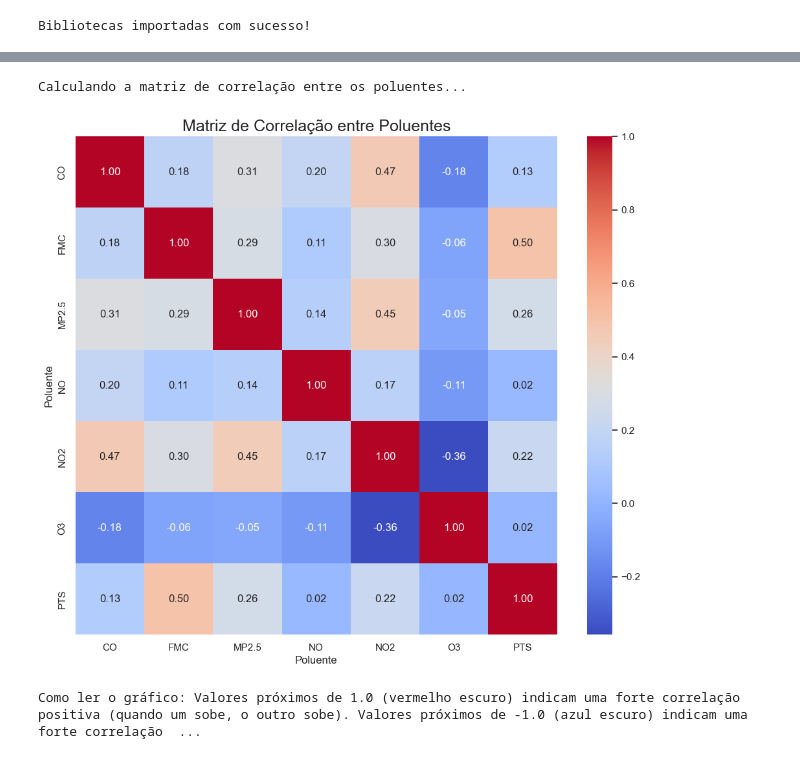
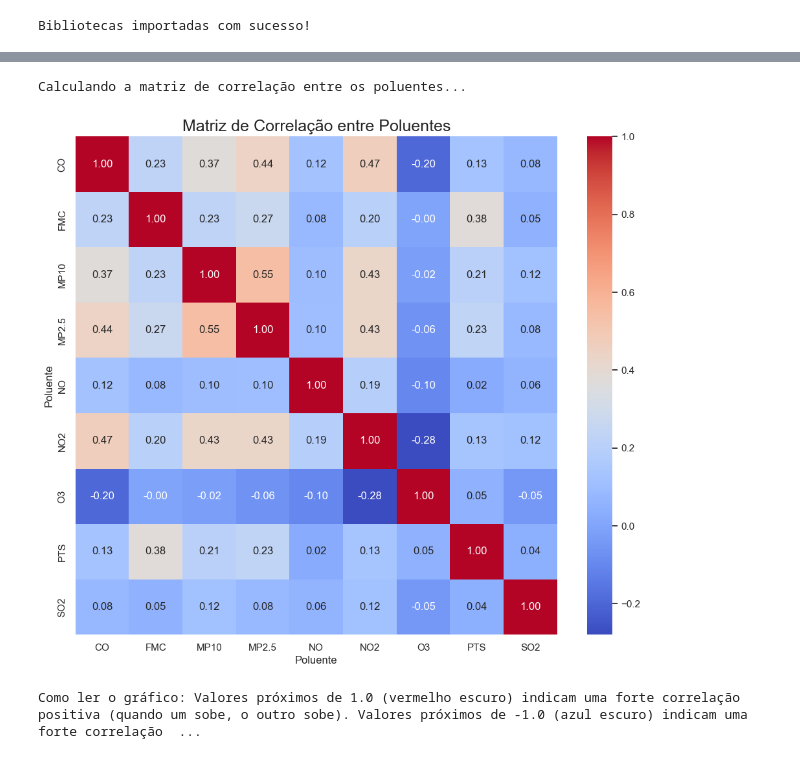
Before and after one commit to phfeltrim/analise-qualidade-ar-brasil, a Jupyter notebook: 03_notebooks/exploracao_inicial.ipynb, the cells around one changed output, grey strips where cells are left out. Drawn from its saved outputs; the diff is of its cells as text; code cells hidden in the pictures.

Commit message:
Finaliza pipeline de análise e modelo ML (ignora arquivos de dados)

```diff
--- a/03_notebooks/exploracao_inicial.ipynb
+++ b/03_notebooks/exploracao_inicial.ipynb
@@ -91,25 +92,26 @@ print("Iniciando limpeza e transformação dos dados...")
 df_long['datetime'] = pd.to_datetime(df_long['Data'] + ' ' + df_long['Hora'], errors='coerce')
 df_long.dropna(subset=['datetime'], inplace=True)
 
-# 2. Filtra para a estação de 'Ibirapuera', que sabemos que existe no arquivo.
-nome_da_estacao_correto = 'Ibirapuera'
-df_filtrado = df_long[df_long['Estacao'] == nome_da_estacao_correto].copy()
+# 2. Faz a pivotagem, mantendo 'Estacao' como uma coluna principal
+df_wide = df_long.pivot_table(
+    index=['datetime', 'Estacao'], # Usa 'Estacao' como parte do índice
+    columns='Poluente',
+    values='Valor'
+)
 
-print(f"\nEncontrados {len(df_filtrado)} registros para a estação '{nome_da_estacao_correto}'.")
+# 3. Transforma o índice de volta em colunas regulares
+df_wide = df_wide.reset_index()
 
-# 3. Faz a pivotagem para o formato "wide"
-df_wide = df_filtrado.pivot_table(index='datetime', columns='Poluente', values='Valor')
+print(f"\nEncontrados {len(df_wide)} registros no total.")
 
 # 4. Lida com valores ausentes
 df_wide = df_wide.interpolate(method='linear', limit_direction='forward', axis=0).fillna(0)
 
-print("\n--- DADOS TRANSFORMADOS ---")
-print(f"Dados da estação de {nome_da_estacao_correto}:")
+print("\n--- DADOS TRANSFORMADOS (com coluna 'Estacao') ---")
 display(df_wide.head())
 
-print("\n--- COLUNAS DE POLUENTES DISPONÍVEIS ---")
-print(df_wide.columns.tolist())
-df_wide.to_csv(os.path.join('..', '02_dados_processados', 'dados_limpos_wide.csv'))
+print("\nInformações após a transformação:")
+df_wide.info()
 # %% [output]
 Iniciando limpeza e transformação dos dados...
 
@@ -195,19 +237,19 @@ Calculando médias diárias e mensais...
 # %%
 print("Calculando a matriz de correlação entre os poluentes...")
 
-# Calcula a correlação
-corr_matrix = df_wide.corr()
+# Adiciona 'numeric_only=True' para que o cálculo ignore colunas de texto como 'Estacao'
+corr_matrix = df_wide.corr(numeric_only=True)
 
 # Cria um mapa de calor (heatmap) para visualizar a correlação
 plt.figure(figsize=(12, 10))
 sns.heatmap(corr_matrix, annot=True, cmap='coolwarm', fmt=".2f")
 plt.title('Matriz de Correlação entre Poluentes', fontsize=18)
 plt.show()
 
 print("\nComo ler o gráfico: Valores próximos de 1.0 (vermelho escuro) indicam uma forte correlação positiva (quando um sobe, o outro sobe). Valores próximos de -1.0 (azul escuro) indicam uma forte correlação negativa (quando um sobe, o outro desce). Valores próximos de 0 indicam pouca ou nenhuma correlação.")
 # %% [output]
 Calculando a matriz de correlação entre os poluentes...
-[figure, old version]
+[figure, new version]
 Como ler o gráfico: Valores próximos de 1.0 (vermelho escuro) indicam uma forte correlação positiva (quando um sobe, o outro sobe). Valores próximos de -1.0 (azul escuro) indicam uma forte correlação  ...
 # %%
 print("Analisando a distribuição de poluição por dia da semana...")
```
Also changed, not shown: parts of 10 cells of this notebook, 3 other files.
